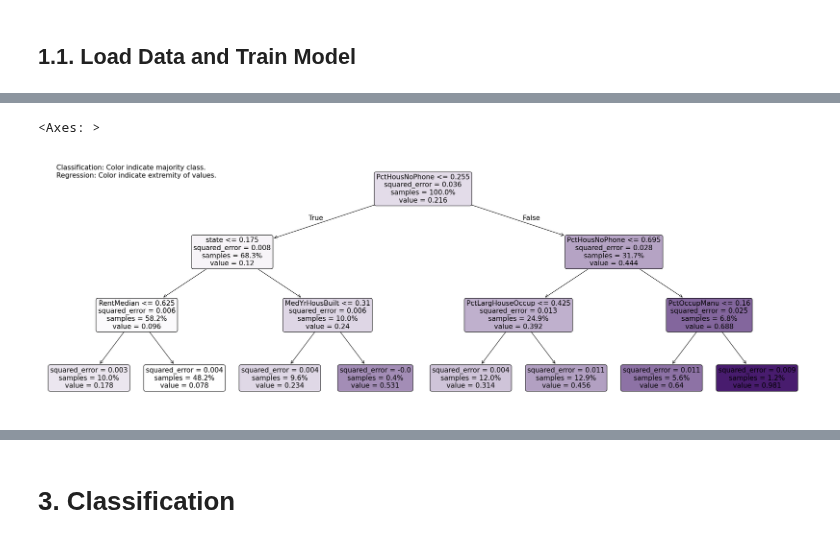
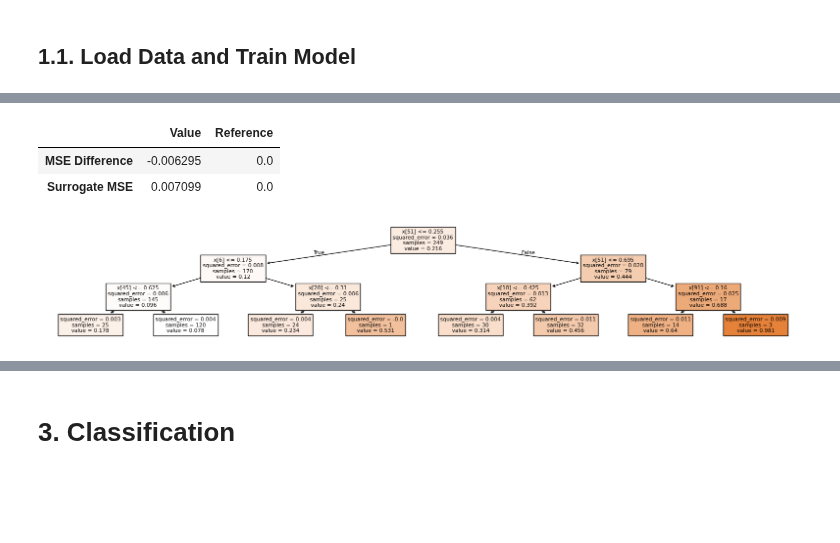
Before and after one commit to holistic-ai/holisticai, a Jupyter notebook: tutorials/explainability/demos/global_surrogate.ipynb, the cells around one changed output, grey strips where cells are left out. Saved outputs shown, nothing was run; the diff lists cells and outputs as text; code cells hidden in the pictures; blank space fills up the shorter version.

Commit message:
chore: tutorials and metrics for surrogate

```diff
--- a/tutorials/explainability/demos/global_surrogate.ipynb
+++ b/tutorials/explainability/demos/global_surrogate.ipynb
@@ -50,7 +20,0 @@ regression_explainability_metrics(importances, partial_dependencies, conditional
-# %%
-from holisticai.explainability.plots import plot_surrogate
-
-plot_surrogate(importances)
-# %% [output]
-<Axes: >
-[figure, removed]
@@ -56,0 +28,17 @@ plot_surrogate(importances)
+# %%
+surrogate = SurrogateModel(proxy, train['X'], model_type='shallow_tree')
+metrics = surrogate_metrics.regression_explainability_metrics(proxy, surrogate, train['X'], train['y'], metric_type="performance")
+metrics
+# %% [output]
+|  | Value | Reference |
+| MSE Difference | -0.006295 | 0.0 |
+| Surrogate MSE | 0.007099 | 0.0 |
+# %%
+from sklearn.tree import plot_tree
+import matplotlib.pyplot as plt
+
+plt.figure(figsize=(20,3))
+plt.title("My Model")
+_ = plot_tree(surrogate._surrogate, filled=True)
+# %% [output]
+[figure, added]
```
Also changed, not shown: parts of 18 cells of this notebook, 16 other files.
